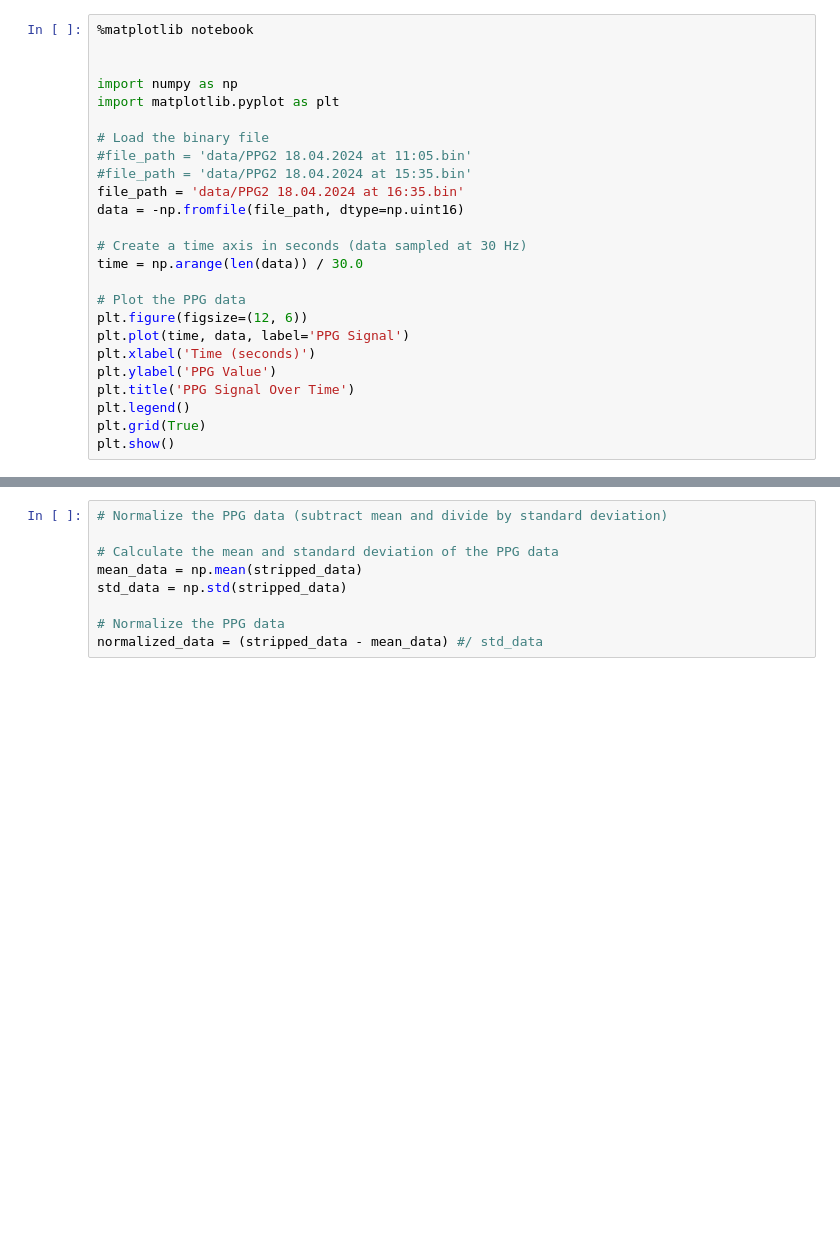
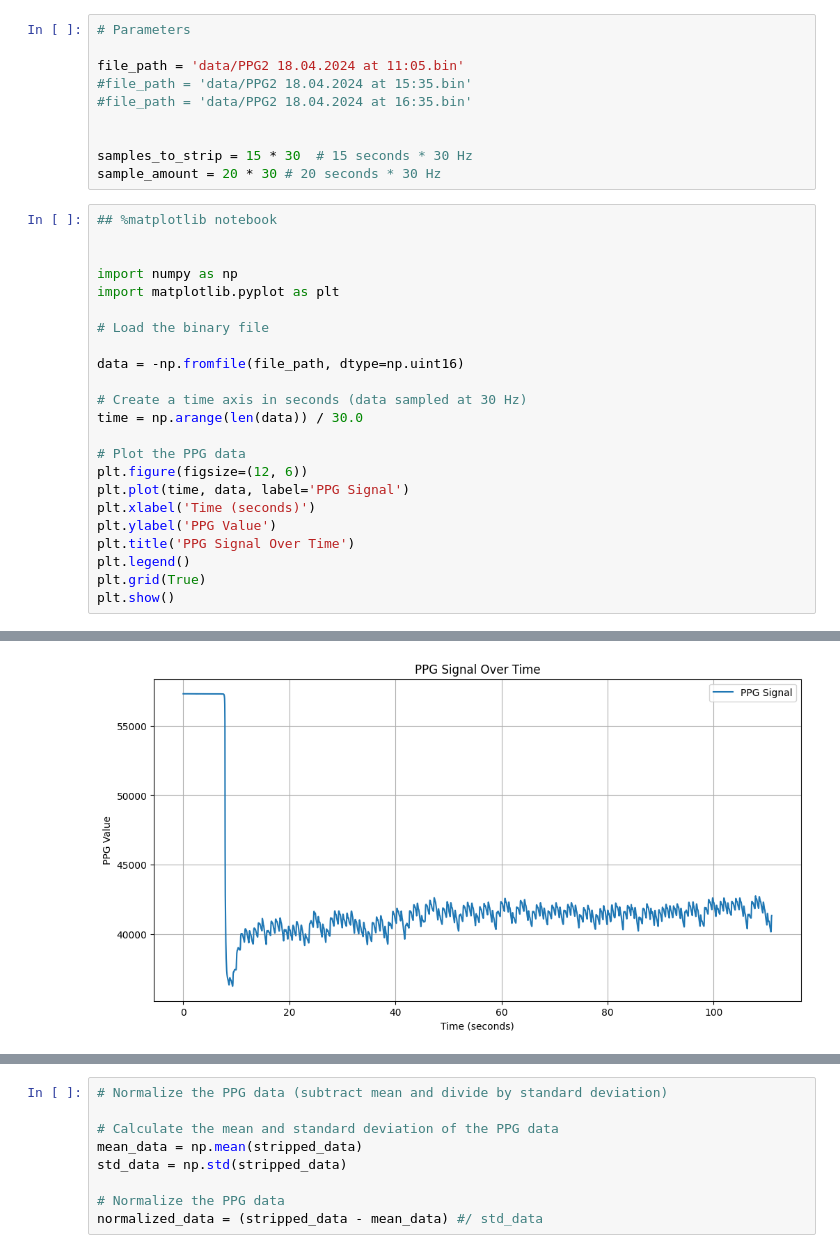
Before and after one commit to EmanuelMairoll/VitalVision, a Jupyter notebook: signal/VitalVision-signal-playground/notebooks/01_ppg_tests.ipynb, the cells around one changed output, grey strips where cells are left out. Cells and saved outputs as stored; diff of their text form; blank space fills up the shorter version.

```diff
--- a/signal/VitalVision-signal-playground/notebooks/01_ppg_tests.ipynb
+++ b/signal/VitalVision-signal-playground/notebooks/01_ppg_tests.ipynb
@@ -1,14 +1,22 @@
+# %%
+# Parameters
+
+file_path = 'data/PPG2 18.04.2024 at 11:05.bin'
+#file_path = 'data/PPG2 18.04.2024 at 15:35.bin'
+#file_path = 'data/PPG2 18.04.2024 at 16:35.bin'
+
+
+samples_to_strip = 15 * 30  # 15 seconds * 30 Hz
+sample_amount = 20 * 30 # 20 seconds * 30 Hz
 # %%
-%matplotlib notebook
+## %matplotlib notebook
 
 
 import numpy as np
 import matplotlib.pyplot as plt
 
 # Load the binary file
-#file_path = 'data/PPG2 18.04.2024 at 11:05.bin'
-#file_path = 'data/PPG2 18.04.2024 at 15:35.bin'
-file_path = 'data/PPG2 18.04.2024 at 16:35.bin'
+
 data = -np.fromfile(file_path, dtype=np.uint16)
 
 # Create a time axis in seconds (data sampled at 30 Hz)
@@ -29 +35,2 @@ plt.show()
+[figure, added]
 # %%
```
Also changed, not shown: parts of 10 cells of this notebook.
